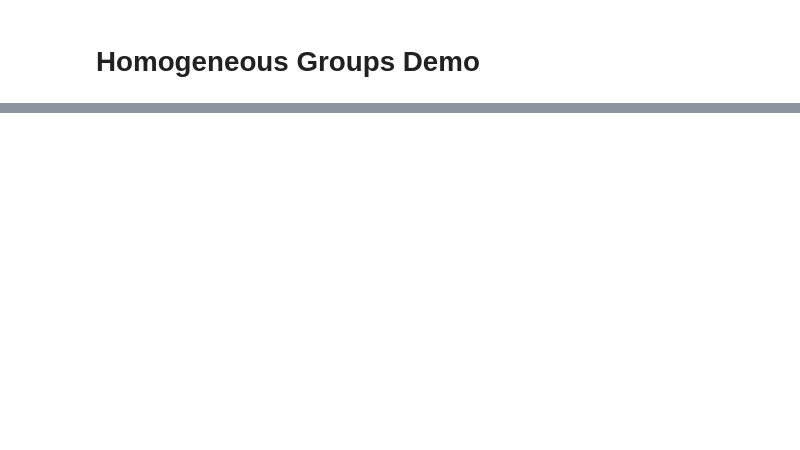
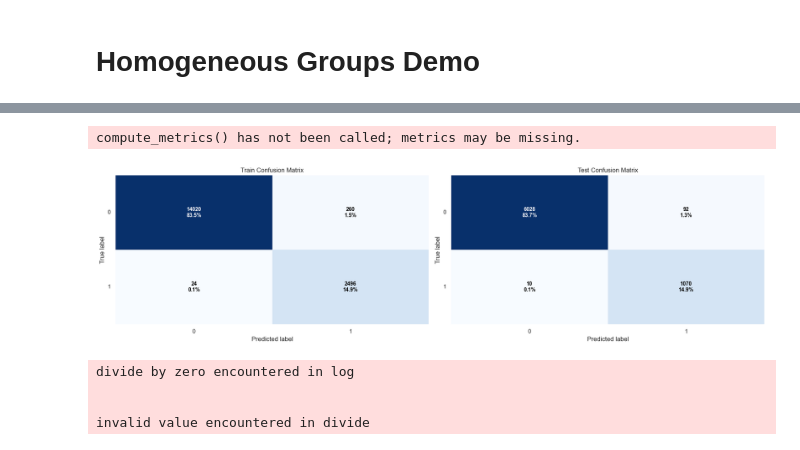
Before and after one commit to joaaomaia/RiskPilot, a Jupyter notebook: examples/homogeneous_groups_demo.ipynb, the cells around one changed output, grey strips where cells are left out. Cells and saved outputs as stored; diff of their text form; code cells hidden in the pictures; blank space fills up the shorter version.

```diff
--- a/examples/homogeneous_groups_demo.ipynb
+++ b/examples/homogeneous_groups_demo.ipynb
@@ -74,0 +146,11 @@ df_model = df[["id", "date", TARGET] + valid_cols].dropna().copy()
+# %%
+# df_model é o DataFrame que você produziu acima
+df_model = create_safras_with_perturbations(
+    df_model,
+    start_ym="2023-01",
+    end_ym="2024-12",
+    noise_level=0.05,        # 5 % do desvio-padrão
+    random_state=123
+)
+
+display(df_model.groupby("safra").size())
@@ -114,7 +214,7 @@ models = {
         subsample=0.8,
         colsample_bytree=0.8,
         scale_pos_weight=1.0,     # pode ser ajustado com base no desbalanceamento
-        use_label_encoder=False,
+        #use_label_encoder=False,
         eval_metric='logloss',
         random_state=42,
         n_jobs=-1
@@ -130,6 +230,7 @@ models = {
         colsample_bytree=0.8,
         class_weight='balanced',
         random_state=42,
-        n_jobs=-1
+        n_jobs=-1,
+        verbosity=-1
     )
 }
@@ -176,9 +289,10 @@ for name, model in models.items():
         df_test=df_test,
         target_col="target",
         id_cols=["id"],
-        date_col="date",
+        date_col="ref_date",
         homogeneous_group="auto",  # usa Optimal Binning
     )
+    break
 
     print(f"📊 Avaliando modelo: {name}")
     metrics_df = evaluator.compute_metrics()
@@ -189,5 +303,5 @@ for name, model in models.items():
     radar_fig.show()
 
 # Opcional: juntar todas as métricas em um DataFrame
-df_results = pd.concat(results, names=["modelo"])
-display(df_results)
+#df_results = pd.concat(results, names=["modelo"])
+#display(df_results)
@@ -194,14 +316,0 @@ display(df_results)
-# %%
-evaluator = BinaryPerformanceEvaluator(
-    model=models.get('LogisticRegression'),
-    df_train=train,
-    df_test=test,
-    target_col=TARGET,
-    id_cols=['id'],
-    date_col='date',
-    homogeneous_group='auto',
-)
-evaluator.compute_metrics()
-
-radar = evaluator.plot_group_radar()
-radar.show()
@@ -207,0 +320,6 @@ radar.show()
+# %%
+# Matriz de confusão
+evaluator.plot_confusion(save=True)
+# %% [output]
+compute_metrics() has not been called; metrics may be missing.
+[figure, added]
@@ -207,0 +332,8 @@ radar.show()
+# %%
+# PSI por variável
+evaluator.plot_psi()
+# %% [output]
+divide by zero encountered in log
+
+
+invalid value encountered in divide
```
Also changed, not shown: parts of 10 cells of this notebook.
